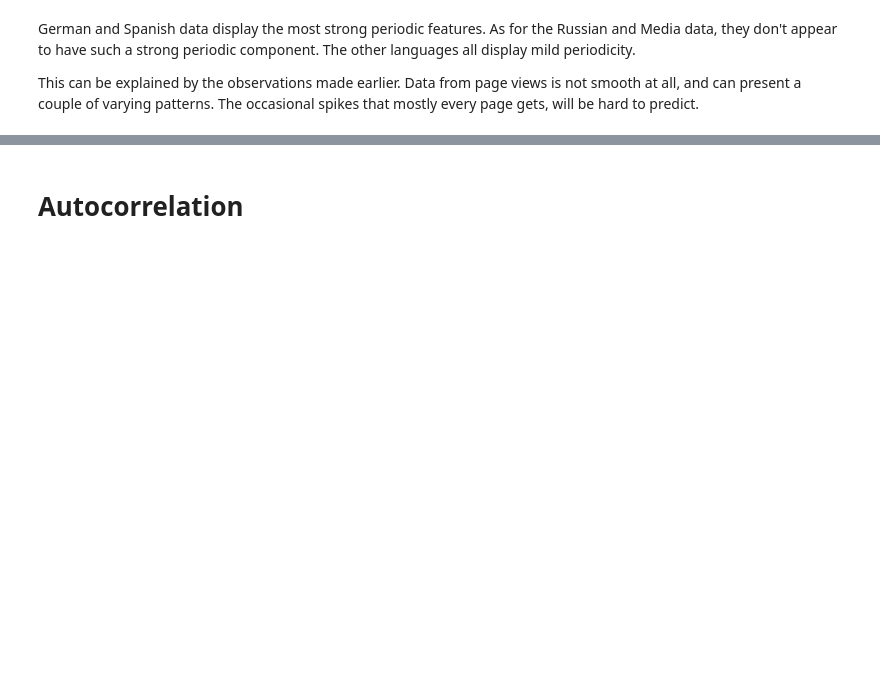
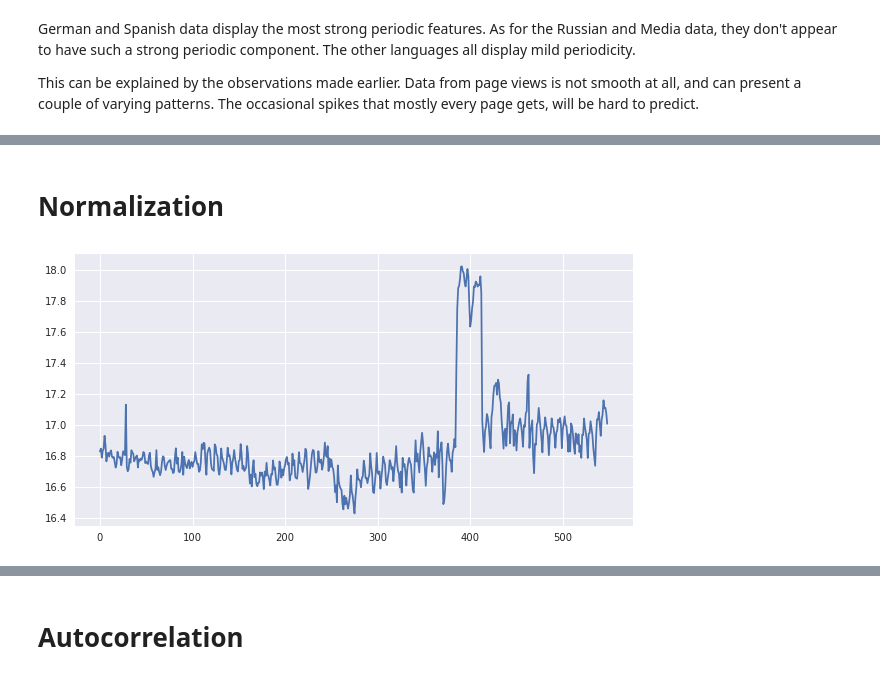
Before and after one commit to Sandy4321/WebTraffic, a Jupyter notebook: traffic_analysis.ipynb, the cells around one changed output, grey strips where cells are left out. Drawn from its saved outputs; the diff is of its cells as text; code cells hidden in the pictures; blank space fills up the shorter version.

```diff
--- a/traffic_analysis.ipynb
+++ b/traffic_analysis.ipynb
@@ -187,3 +187,13 @@ def plot_series(series, start=None, end=None):
 plot_series(data.loc[0], start=200, end=300)
 # %% [output]
 [figure]
+# %%
+def avg_median_series(series):
+    median = series.median(axis=0, skipna=True)
+    mean = series.mean(axis=0, skipna=True)
+    return mean, median
+
+entry = data.loc[2][1:-2]
+
+mean, median = avg_median_series(entry)
+mean, median
@@ -576,0 +693,15 @@ This can be explained by the observations made earlier. Data from page views is
+# %% [markdown]
+# Normalization
+# %%
+for key in top_pages:
+    fig = plt.figure(1, figsize=(10,5))
+
+    cols = data.columns
+    cols = cols[1:-2]
+    df = data.loc[top_pages[key]]
+    series = df[cols].fillna(0).values
+    log1p_series = np.log1p(series.astype(float))
+    plt.plot(log1p_series)
+    plt.show()
+# %% [output]
+[figure, added]
```
Also changed, not shown: parts of 10 cells of this notebook, 1 other file.
